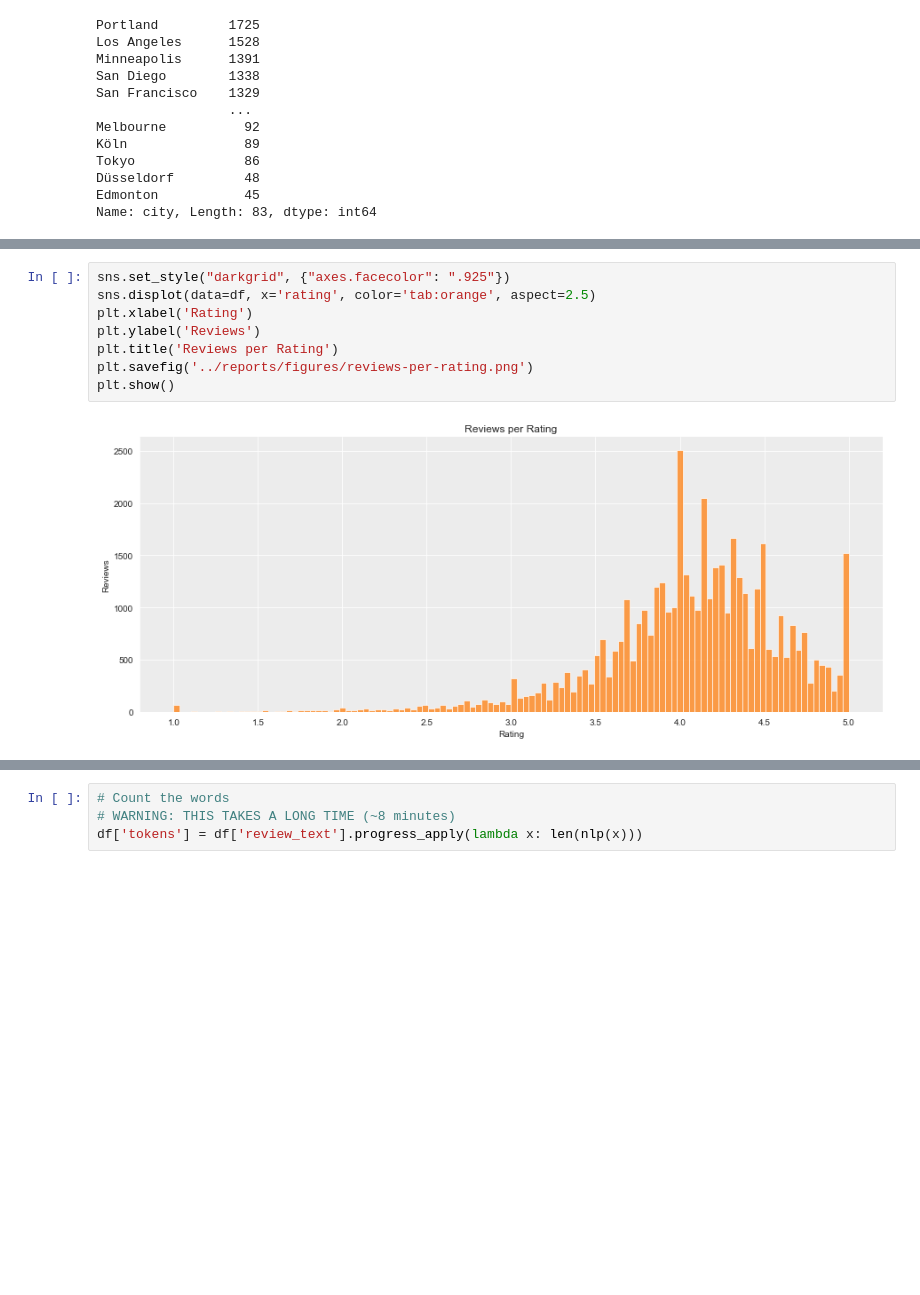
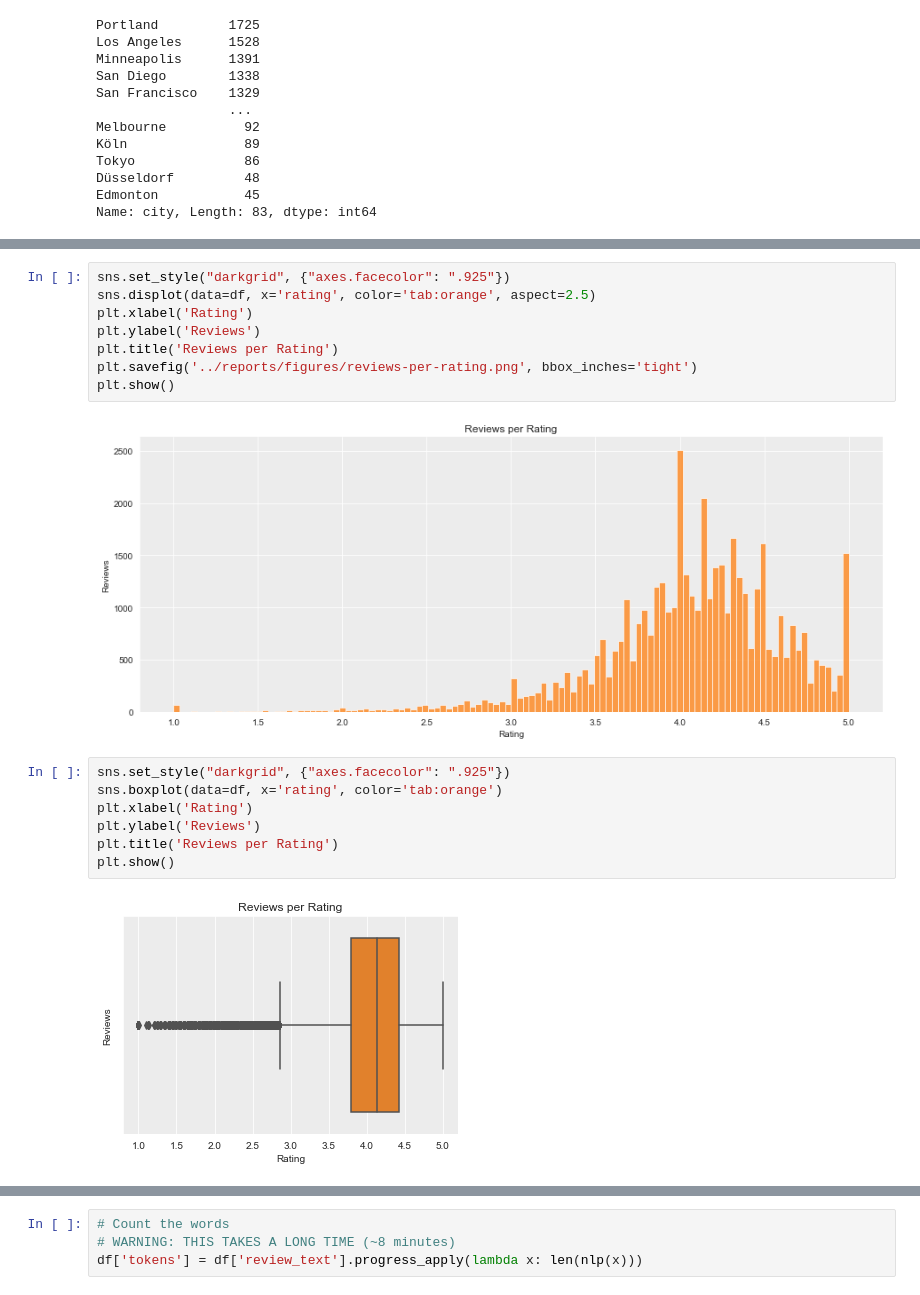
Before and after one commit to chrisjm/brewery-review-nlp, a Jupyter notebook: notebooks/02 - Exploratory Data Analysis.ipynb, the cells around one changed output, grey strips where cells are left out. Drawn from its saved outputs; the diff is of its cells as text; blank space fills up the shorter version.

Commit message:
feat: :memo: wip Update README - Model Training
Also lots of chart updates

```diff
--- a/notebooks/02 - Exploratory Data Analysis.ipynb
+++ b/notebooks/02 - Exploratory Data Analysis.ipynb
@@ -143,10 +143,19 @@ sns.displot(data=df, x='rating', color='tab:orange', aspect=2.5)
 plt.xlabel('Rating')
 plt.ylabel('Reviews')
 plt.title('Reviews per Rating')
-plt.savefig('../reports/figures/reviews-per-rating.png')
+plt.savefig('../reports/figures/reviews-per-rating.png', bbox_inches='tight')
 plt.show()
 # %% [output]
 [figure]
+# %%
+sns.set_style("darkgrid", {"axes.facecolor": ".925"})
+sns.boxplot(data=df, x='rating', color='tab:orange')
+plt.xlabel('Rating')
+plt.ylabel('Reviews')
+plt.title('Reviews per Rating')
+plt.show()
+# %% [output]
+[figure, added]
 # %%
 sns.set_style("darkgrid", {"axes.facecolor": ".925"})
 sns.displot(data=df, x='date', color="tab:orange", aspect=2.5, kde=True)
```
Also changed, not shown: parts of 6 cells of this notebook, 8 other files.
